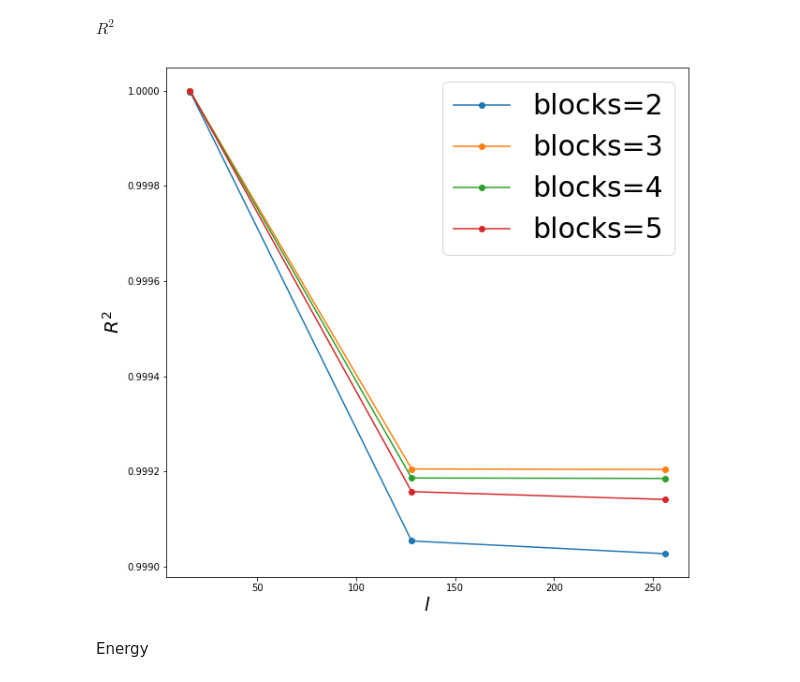
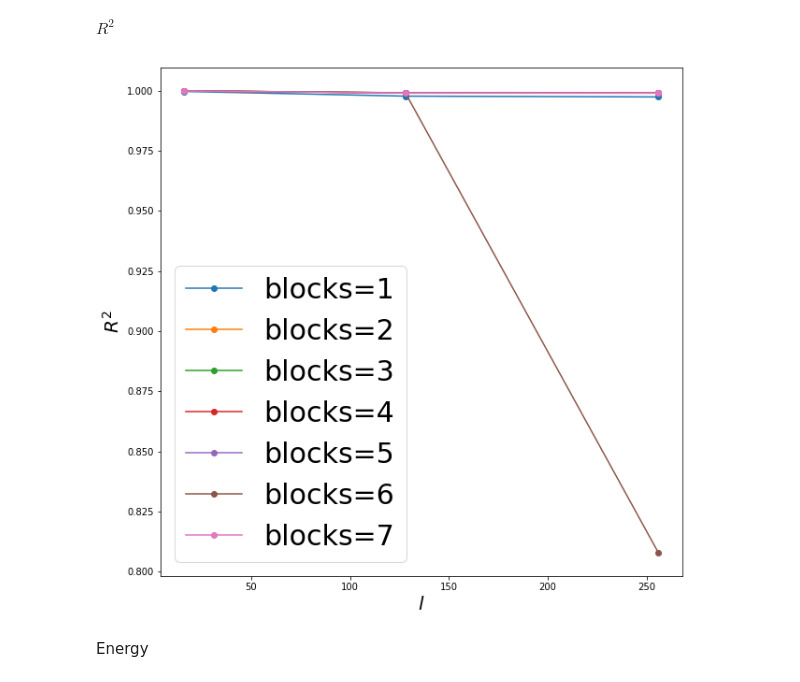
Before and after one commit to emacosta95/dft_for_ising, a Jupyter notebook: test_neural_networks.ipynb, the cells around one changed output. Saved outputs shown, nothing was run; the diff lists cells and outputs as text; code cells hidden in the pictures.

```diff
--- a/test_neural_networks.ipynb
+++ b/test_neural_networks.ipynb
@@ -345,13 +369,16 @@ plt.show()
 #### Data
 # %%
 models_name=['2nn_ising/h_5.44_15k_unet_periodic_augmentation_[40, 40]_hc_5_ks_1_ps_2_nconv_0_nblock',
+            '2nn_ising/h_5.44_15k_unet_periodic_augmentation_[40, 40]_hc_5_ks_1_ps_2_nconv_0_nblock',
              '2nn_ising/h_5.44_15k_unet_periodic_augmentation_[40, 40, 40]_hc_5_ks_1_ps_3_nconv_0_nblock',
              '2nn_ising/h_5.44_15k_unet_periodic_augmentation_[40, 40, 40, 40]_hc_5_ks_1_ps_4_nconv_0_nblock',
              '2nn_ising/h_5.44_15k_unet_periodic_augmentation_[40, 40, 40, 40, 40]_hc_5_ks_1_ps_5_nconv_0_nblock',
+             '2nn_ising/h_5.44_15k_unet_periodic_augmentation_[40, 40, 40, 40, 40, 40]_hc_5_ks_1_ps_6_nconv_0_nblock',
+             '2nn_ising/h_5.44_15k_unet_periodic_augmentation_[40, 40, 40, 40, 40, 40, 40]_hc_5_ks_1_ps_7_nconv_0_nblock',
              ]
 
 
-blocks=np.arange(4)
+blocks=np.arange(7)
 
 ls=[16]*len( blocks)
 
@@ -359,0 +389,14 @@ data_path=['data/dataset_2nn/test_unet_periodic_2nn_16_l_5.44_h_100_n.npz']*len(
+# %%
+for i,model_name in enumerate(models_name):
+    plt.figure(figsize=(10,10))
+    l_train=torch.load('losses_dft_pytorch/'+model_name+'_loss_train')
+    l_valid=torch.load('losses_dft_pytorch/'+model_name+'_loss_valid')
+
+
+    plt.plot(l_train,color='black',label='train')
+    plt.plot(l_valid,color='red',linestyle='--',label='valid')
+    plt.title(f'blocks={blocks[i+1]}',fontsize=20)
+    plt.xlabel('epochs',fontsize=20)
+    plt.ylabel('Loss',fontsize=20)
+    plt.legend(fontsize=20)
+    plt.show()
@@ -459,6 +511,7 @@ plt.show()
 ls=[16,128,256]
 data_path=[f'data/dataset_2nn/test_unet_periodic_2nn_{l}_l_5.44_h_100_n.npz' for l in ls]
 models_name=['2nn_ising/h_5.44_15k_unet_periodic_augmentation_[40, 40]_hc_3_ks_1_ps_2_nconv_0_nblock',
+             '2nn_ising/h_5.44_15k_unet_periodic_augmentation_[40, 40]_hc_3_ks_1_ps_2_nconv_0_nblock',
              '2nn_ising/h_5.44_15k_unet_periodic_augmentation_[40, 40]_hc_5_ks_1_ps_2_nconv_0_nblock',
              '2nn_ising/h_5.44_15k_unet_periodic_augmentation_[40, 40]_hc_7_ks_1_ps_2_nconv_0_nblock',
              '2nn_ising/h_5.44_15k_unet_periodic_augmentation_[40, 40]_hc_9_ks_1_ps_2_nconv_0_nblock',
@@ -569,14 +625,17 @@ plt.show()
 # %% [markdown]
 #### Data
 # %%
-models_name=['2nn_ising/h_5.44_15k_unet_periodic_augmentation_[40, 40]_hc_5_ks_1_ps_2_nconv_0_nblock',
+models_name=['2nn_ising/h_5.44_15k_unet_periodic_augmentation_[40]_hc_5_ks_1_ps_1_nconv_0_nblock',
+            '2nn_ising/h_5.44_15k_unet_periodic_augmentation_[40, 40]_hc_5_ks_1_ps_2_nconv_0_nblock',
              '2nn_ising/h_5.44_15k_unet_periodic_augmentation_[40, 40, 40]_hc_5_ks_1_ps_3_nconv_0_nblock',
              '2nn_ising/h_5.44_15k_unet_periodic_augmentation_[40, 40, 40, 40]_hc_5_ks_1_ps_4_nconv_0_nblock',
              '2nn_ising/h_5.44_15k_unet_periodic_augmentation_[40, 40, 40, 40, 40]_hc_5_ks_1_ps_5_nconv_0_nblock',
+             '2nn_ising/h_5.44_15k_unet_periodic_augmentation_[40, 40, 40, 40, 40, 40]_hc_5_ks_1_ps_6_nconv_0_nblock',
+             '2nn_ising/h_5.44_15k_unet_periodic_augmentation_[40, 40, 40, 40, 40, 40, 40]_hc_5_ks_1_ps_7_nconv_0_nblock',
              ]
 
 
-blocks=np.arange(4)
+blocks=np.arange(7)
 
 ls=[16,128,256]
 
@@ -616,13 +675,13 @@ $R^2$
 # %%
 plt.figure(figsize=(10,10))
 for i in range(len(models_name)):
-    plt.plot(ls,rs[i],marker='o',label=f'blocks={blocks[i]+2}')
+    plt.plot(ls,rs[i],marker='o',label=f'blocks={blocks[i]+1}')
 plt.xlabel(r'$l$',fontsize=20)
 plt.ylabel(r'$R^2$',fontsize=20)
 plt.legend(fontsize=30)
 plt.show()
 # %% [output]
-[figure, old version]
+[figure, new version]
 # %% [markdown]
 Energy
 # %%
```
Also changed, not shown: parts of 13 cells of this notebook, 2 other files.
